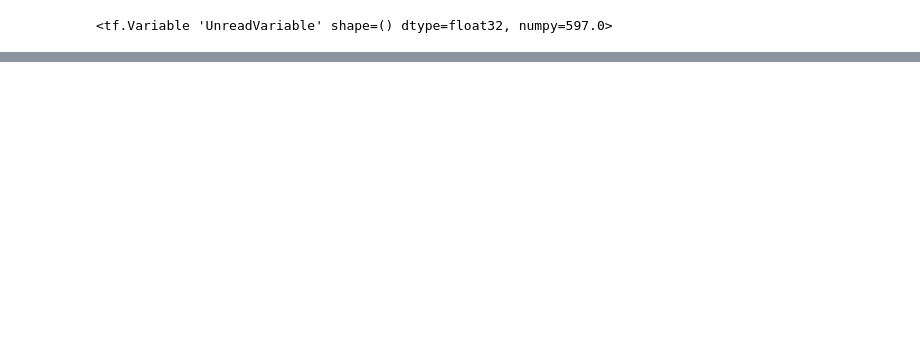
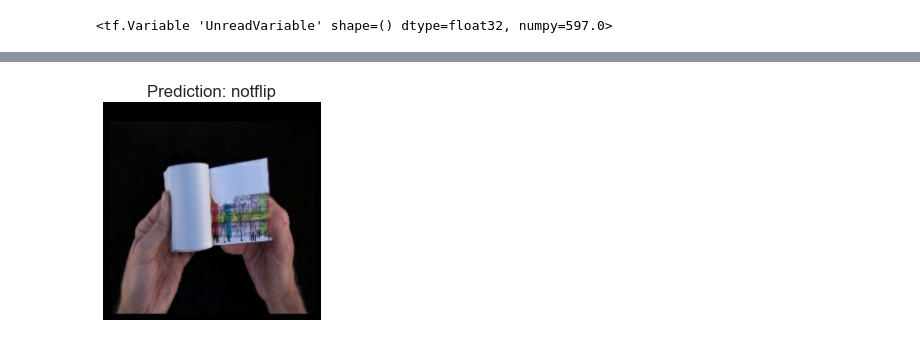
Before and after one commit to Ayesha-da/MonReader, a Jupyter notebook: monreader-updated.ipynb, the cells around one changed output, grey strips where cells are left out. Saved outputs shown, nothing was run; the diff lists cells and outputs as text; code cells hidden in the pictures; blank space fills up the shorter version.

```diff
--- a/monreader-updated.ipynb
+++ b/monreader-updated.ipynb
@@ -488,0 +410,4 @@ Epoch 5/5
+# %%
+# test our model on a custom image
+pred_and_plot(model_1, "Resources/test4.jpg")
+# %% [output]
@@ -488,0 +415 @@ Epoch 5/5
+[figure, added]
```
Also changed, not shown: parts of 78 cells of this notebook, 1 other file.
